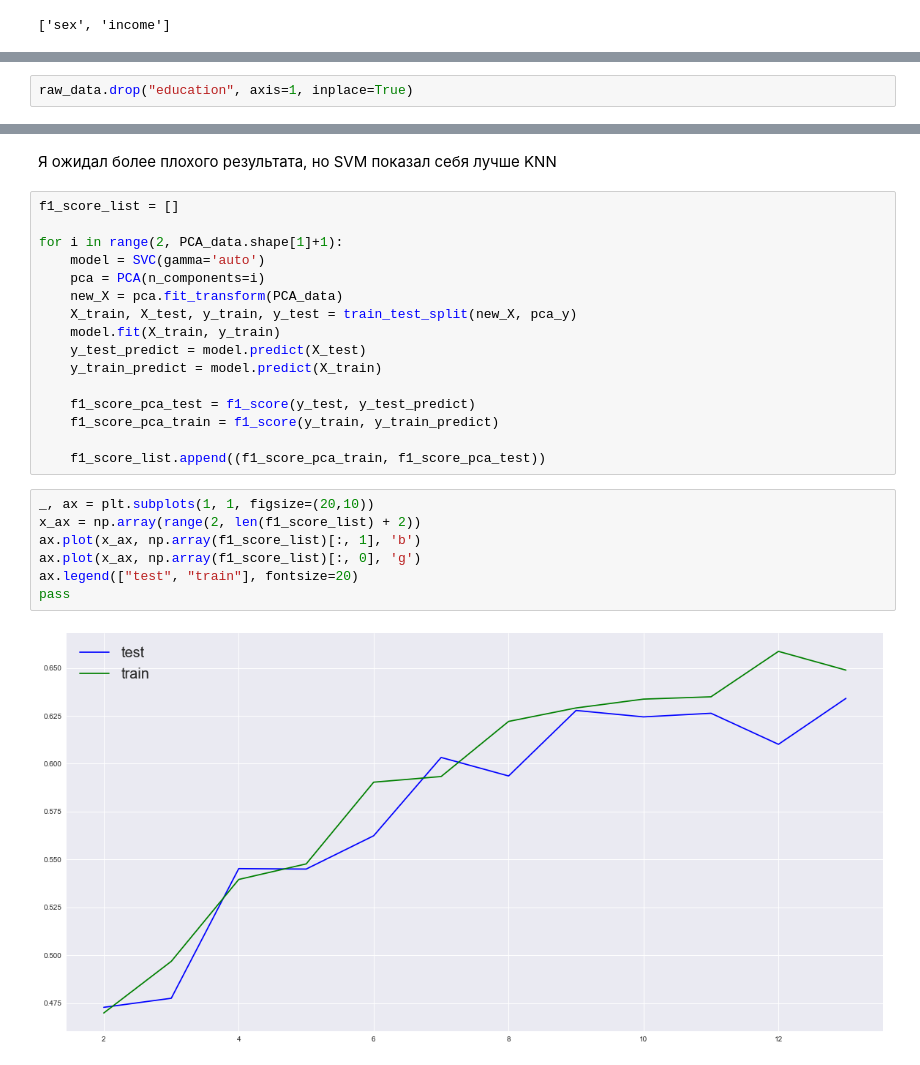
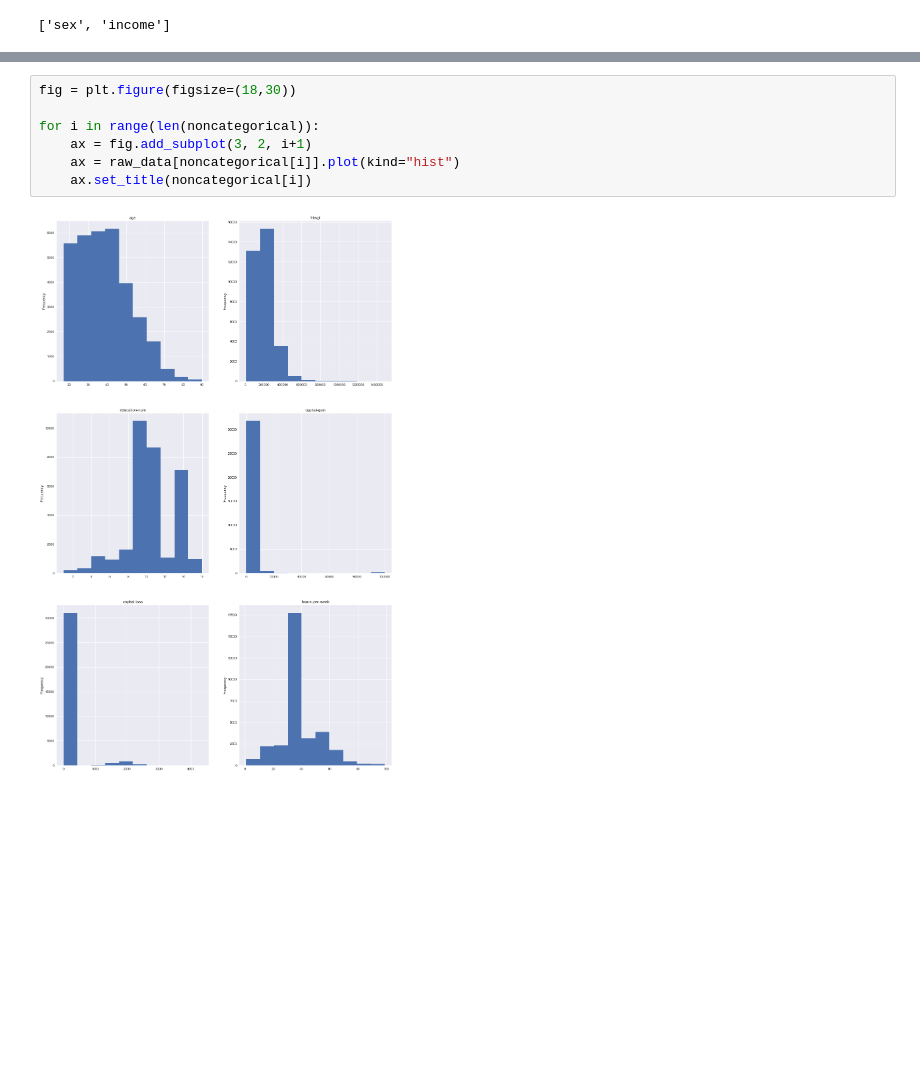
Before and after one commit to AligoruM/ML, a Jupyter notebook: Task1.ipynb, the cells around one changed output, grey strips where cells are left out. Drawn from its saved outputs; the diff is of its cells as text; blank space fills up the shorter version.

```diff
--- a/Task1.ipynb
+++ b/Task1.ipynb
@@ -275,2 +138,0 @@ raw_data.corr()
-# %%
-raw_data.drop("education", axis=1, inplace=True)
@@ -688,27 +139,9 @@ weighted avg       0.84      0.85      0.84      6513
-# %% [markdown]
-Я ожидал более плохого результата, но SVM показал себя лучше KNN
-# %%
-f1_score_list = []
-
-for i in range(2, PCA_data.shape[1]+1):
-    model = SVC(gamma='auto')
-    pca = PCA(n_components=i)
-    new_X = pca.fit_transform(PCA_data)
-    X_train, X_test, y_train, y_test = train_test_split(new_X, pca_y)
-    model.fit(X_train, y_train)
-    y_test_predict = model.predict(X_test)
-    y_train_predict = model.predict(X_train)
-
-    f1_score_pca_test = f1_score(y_test, y_test_predict)
-    f1_score_pca_train = f1_score(y_train, y_train_predict)
-
-    f1_score_list.append((f1_score_pca_train, f1_score_pca_test))
-# %%
-_, ax = plt.subplots(1, 1, figsize=(20,10))
-x_ax = np.array(range(2, len(f1_score_list) + 2))
-ax.plot(x_ax, np.array(f1_score_list)[:, 1], 'b')
-ax.plot(x_ax, np.array(f1_score_list)[:, 0], 'g')
-ax.legend(["test", "train"], fontsize=20)
-pass
-# %% [output]
-[figure, removed]
+# %%
+fig = plt.figure(figsize=(18,30))
+
+for i in range(len(noncategorical)):
+    ax = fig.add_subplot(3, 2, i+1)
+    ax = raw_data[noncategorical[i]].plot(kind="hist")
+    ax.set_title(noncategorical[i])
+# %% [output]
+[figure, added]
```
Also changed, not shown: parts of 66 cells of this notebook.
